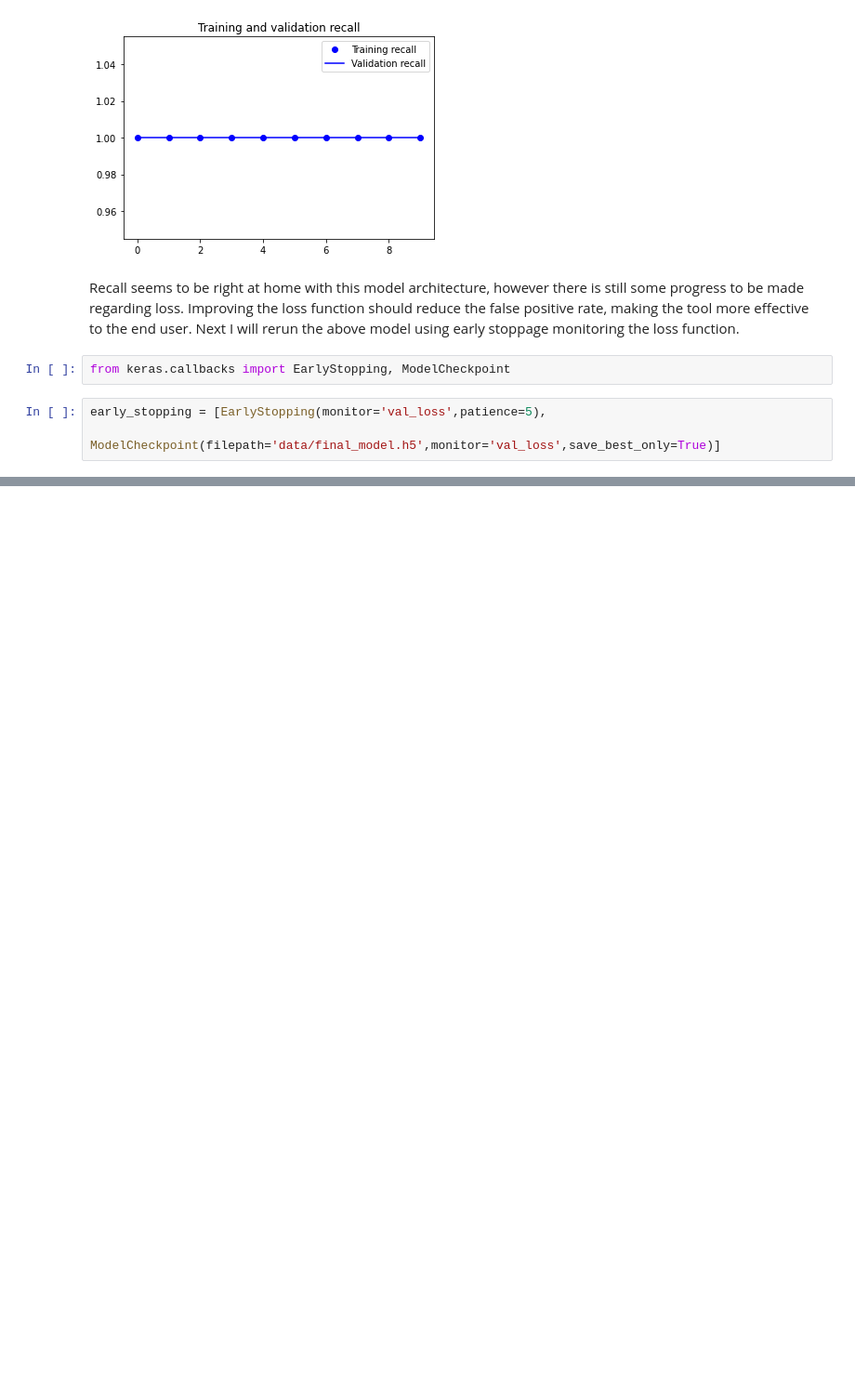
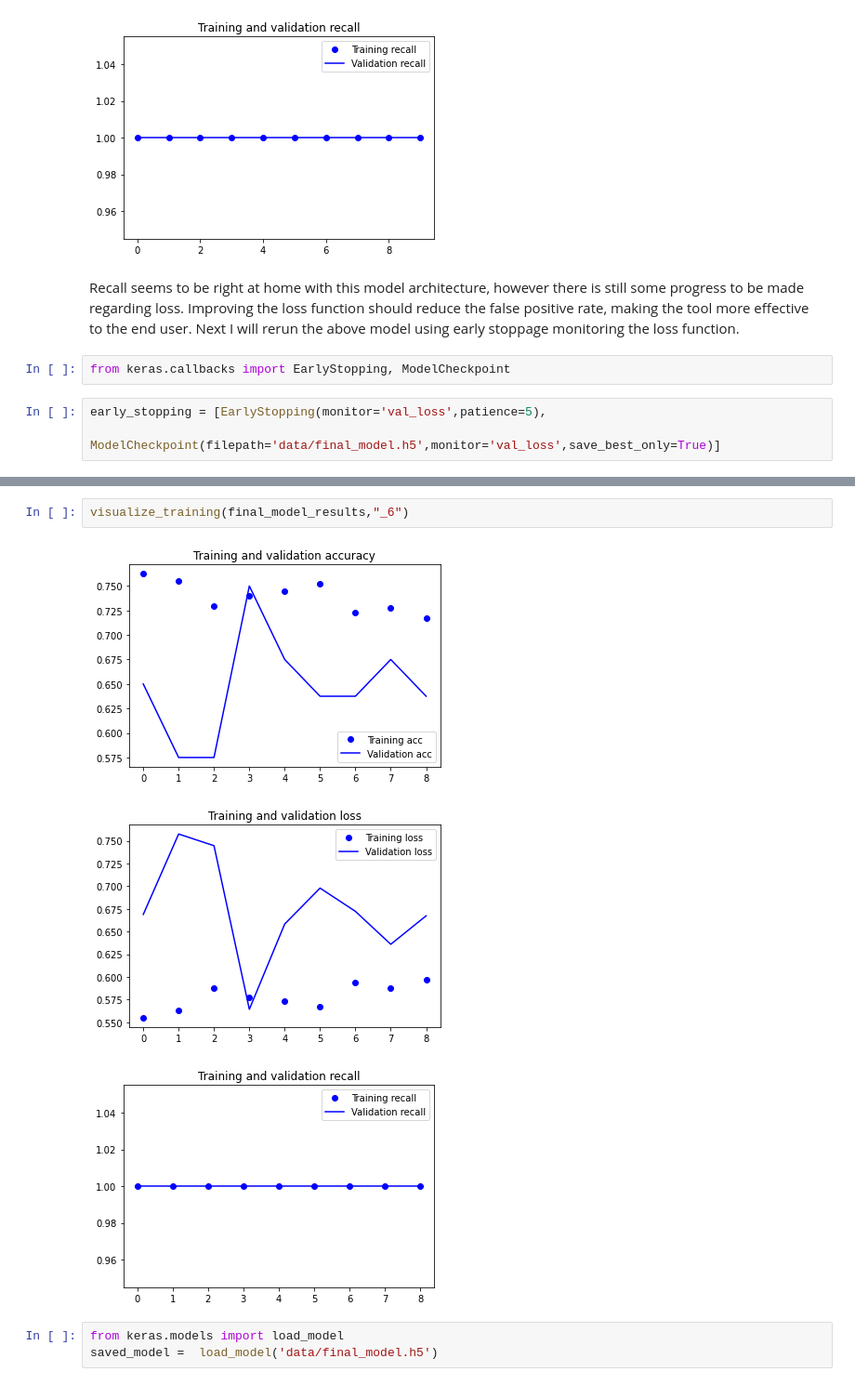
Before and after one commit to Zeth-Abney/Flatiron-school, a Jupyter notebook: phase-4/PROJECT-2/modeling.ipynb, the cells around one changed output, grey strips where cells are left out. Shown at 93% size. Saved outputs shown, nothing was run; the diff lists cells and outputs as text; blank space fills up the shorter version.

Commit message:
saved and evaluated final model

```diff
--- a/phase-4/PROJECT-2/modeling.ipynb
+++ b/phase-4/PROJECT-2/modeling.ipynb
@@ -493,0 +513,9 @@ final_model_results = adam_model.fit(train_data_generator,
+# %%
+visualize_training(final_model_results,"_6")
+# %% [output]
+[figure, added]
+[figure, added]
+[figure, added]
+# %%
+from keras.models import load_model
+saved_model =  load_model('data/final_model.h5')
```
Also changed, not shown: parts of 2 cells of this notebook.
